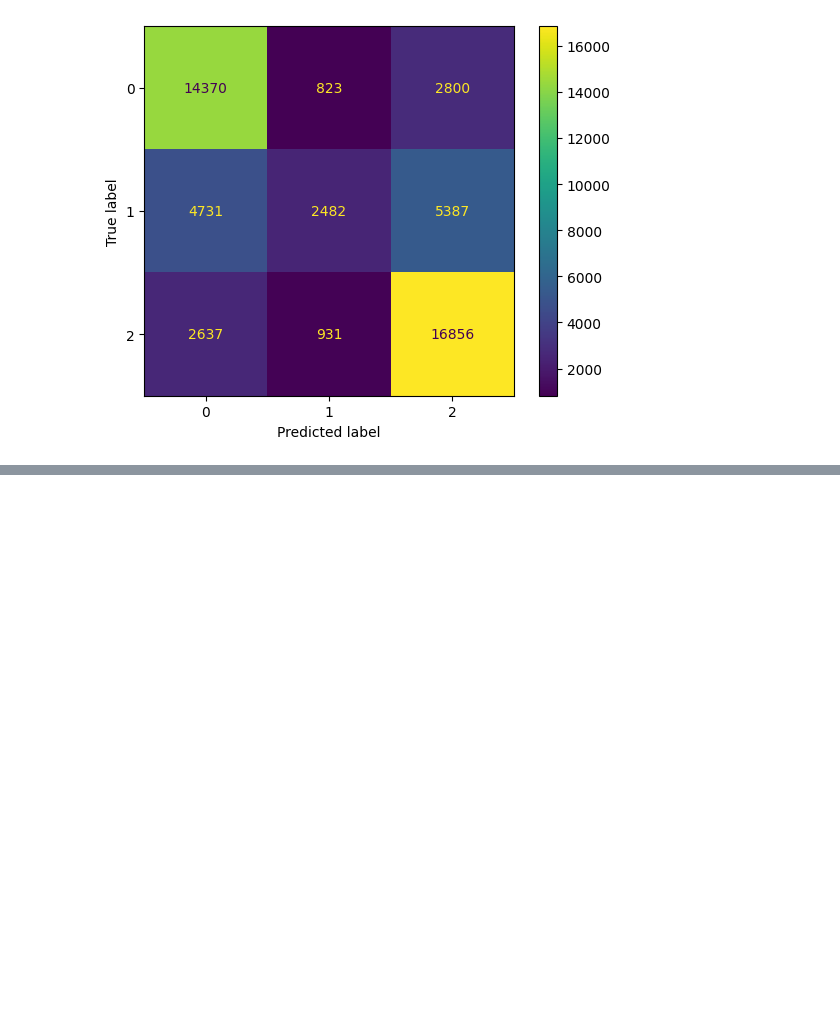
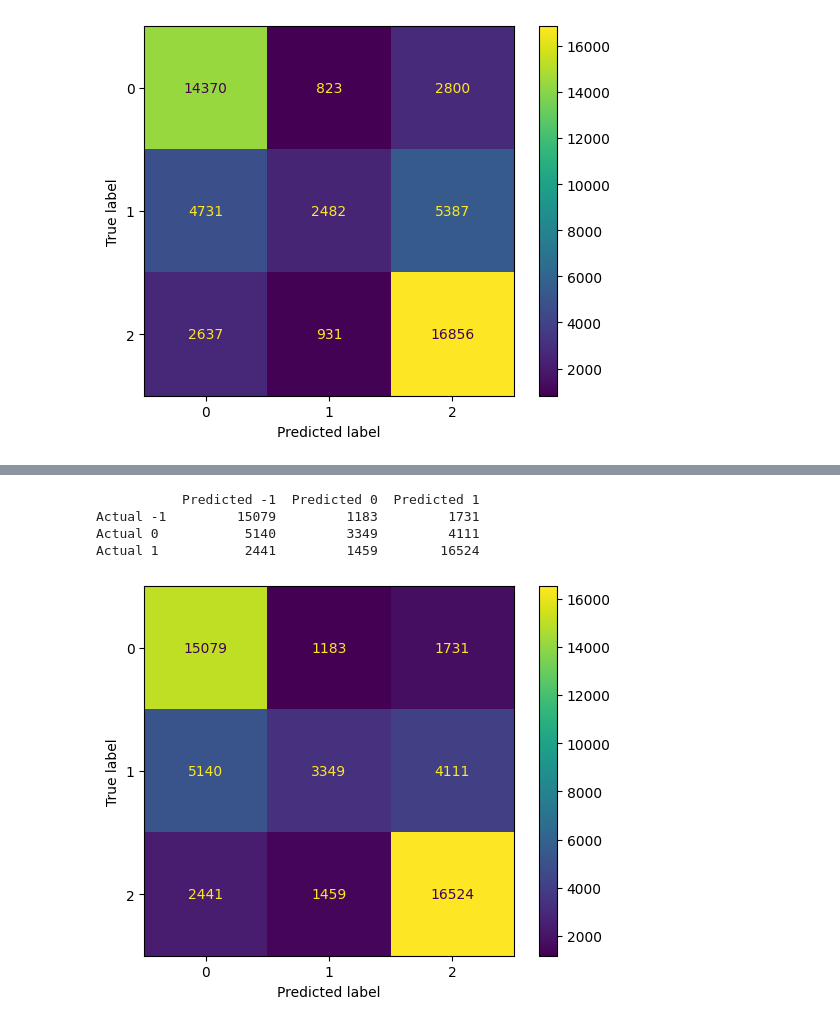
Before and after one commit to 14344ahmadi/Data-Science-Project, a Jupyter notebook: multinomial_naive_bayes.ipynb, the cells around one changed output, grey strips where cells are left out. Saved outputs shown, nothing was run; the diff lists cells and outputs as text; code cells hidden in the pictures; blank space fills up the shorter version.

```diff
--- a/multinomial_naive_bayes.ipynb
+++ b/multinomial_naive_bayes.ipynb
@@ -94,0 +205,10 @@ Actual 1           2637          931        16856
+# %%
+class ColumnExtractor(BaseEstimator, TransformerMixin):
+    def __init__(self, column_name):
+        self.column_name = column_name
+
+    def fit(self, X, y=None):
+        return self
+
+    def transform(self, X):
+        return X[self.column_name].values.reshape(-1, 1)
@@ -94,0 +217,8 @@ Actual 1           2637          931        16856
+# %%
+preprocessor = ColumnTransformer(
+    transformers=[
+        ('tfidf', TfidfVectorizer(max_df=0.75, ngram_range=(1,2)), 'cleaned_text'),
+        ('has_emoji', ColumnExtractor('HasEmoji'), ['HasEmoji']),
+        ('length_characters', ColumnExtractor('LengthCharacters'), ['LengthCharacters'])
+    ]
+)
@@ -94,0 +227,16 @@ Actual 1           2637          931        16856
+# %%
+X = df[['cleaned_text', 'HasEmoji', 'LengthCharacters']]
+y = df['LabelMapped']
+X_train, X_test, y_train, y_test = train_test_split(X, y, test_size=0.2, random_state=42)
+
+# Define the final pipeline
+pipeline = Pipeline([
+    ('features', preprocessor),
+    ('nb', MultinomialNB(alpha=0.1))
+])
+
+# Fit the pipeline on the training data
+pipeline.fit(X_train, y_train)
+
+# Predict and evaluate on test data
+y_pred = pipeline.predict(X_test)
@@ -94,0 +257,14 @@ Actual 1           2637          931        16856
+# %%
+# Confusion matrix
+cm = confusion_matrix(y_test, y_pred)
+cm_df = pd.DataFrame(cm, index=['Actual -1', 'Actual 0', 'Actual 1'], columns=['Predicted -1', 'Predicted 0', 'Predicted 1'])
+print(cm_df)
+
+ConfusionMatrixDisplay(confusion_matrix=cm).plot()
+plt.show()
+# %% [output]
+           Predicted -1  Predicted 0  Predicted 1
+Actual -1         15079         1183         1731
+Actual 0           5140         3349         4111
+Actual 1           2441         1459        16524
+[figure, added]
```
Also changed, not shown: parts of 24 cells of this notebook.
